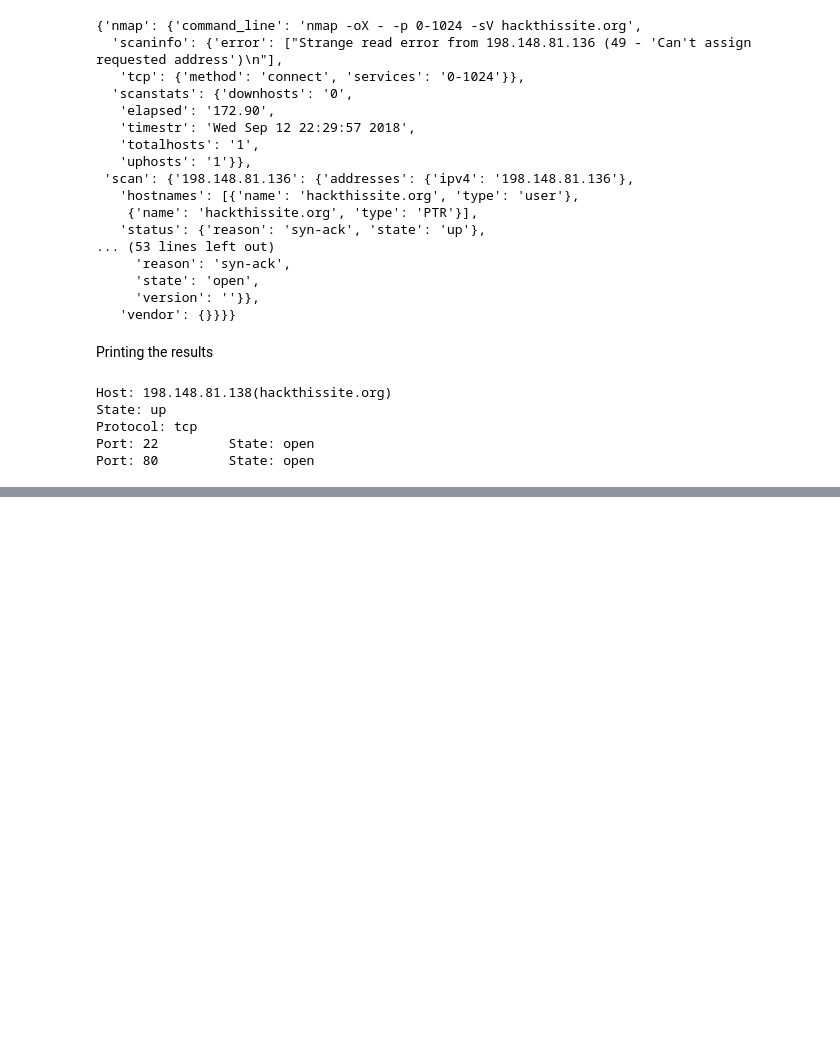
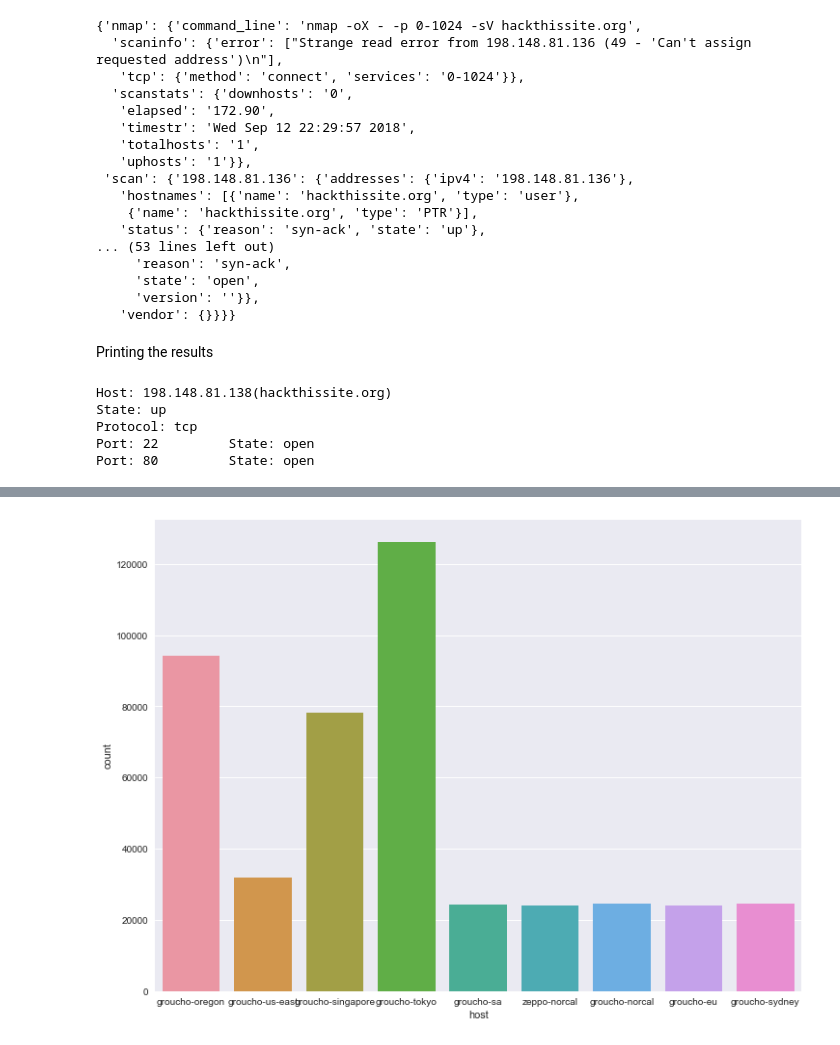
Before and after one commit to dsiufl/Workshop_development, a Jupyter notebook: Cyber_Analytics/Cyber_Analytics.ipynb, the cells around one changed output, grey strips where cells are left out. Saved outputs shown, nothing was run; the diff lists cells and outputs as text; code cells hidden in the pictures; blank space fills up the shorter version.

```diff
--- a/Cyber_Analytics/Cyber_Analytics.ipynb
+++ b/Cyber_Analytics/Cyber_Analytics.ipynb
@@ -79,0 +121,6 @@ Port: 80         State: open
+# %%
+f, ax = plt.subplots(figsize=(12, 9))
+sns.despine(f, left=True, bottom=True)
+scatplt = sns.countplot(x = 'host', data = attacks)
+# %% [output]
+[figure, added]
```
Also changed, not shown: parts of 8 cells of this notebook, 1 other file.
